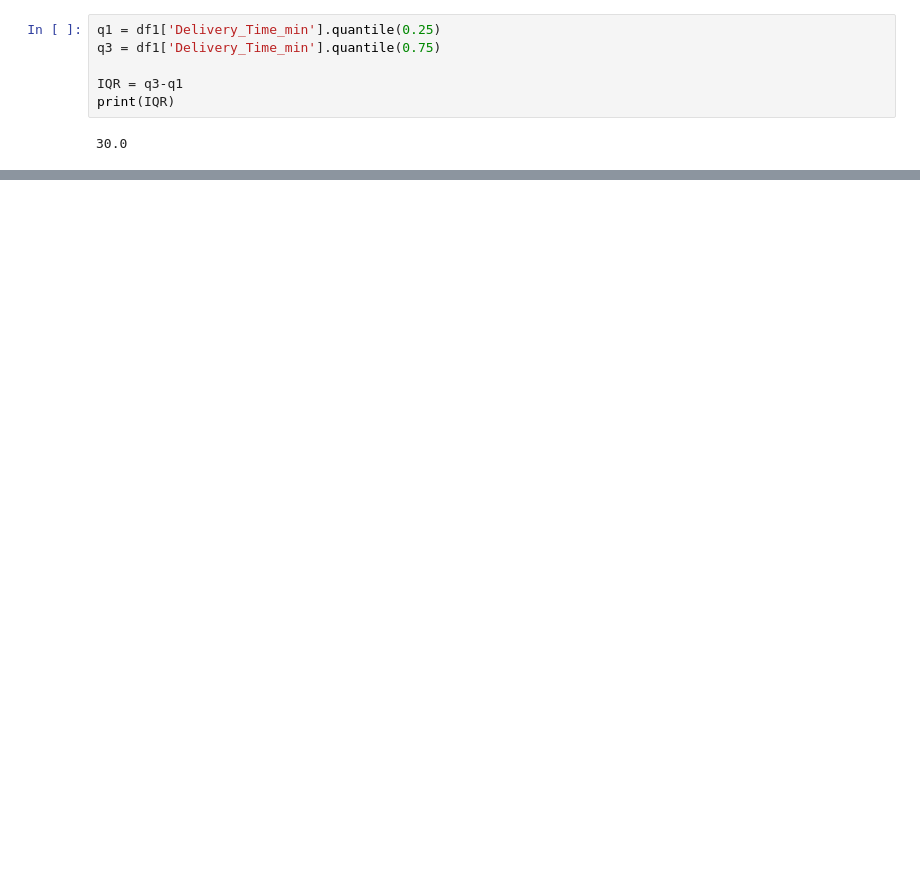
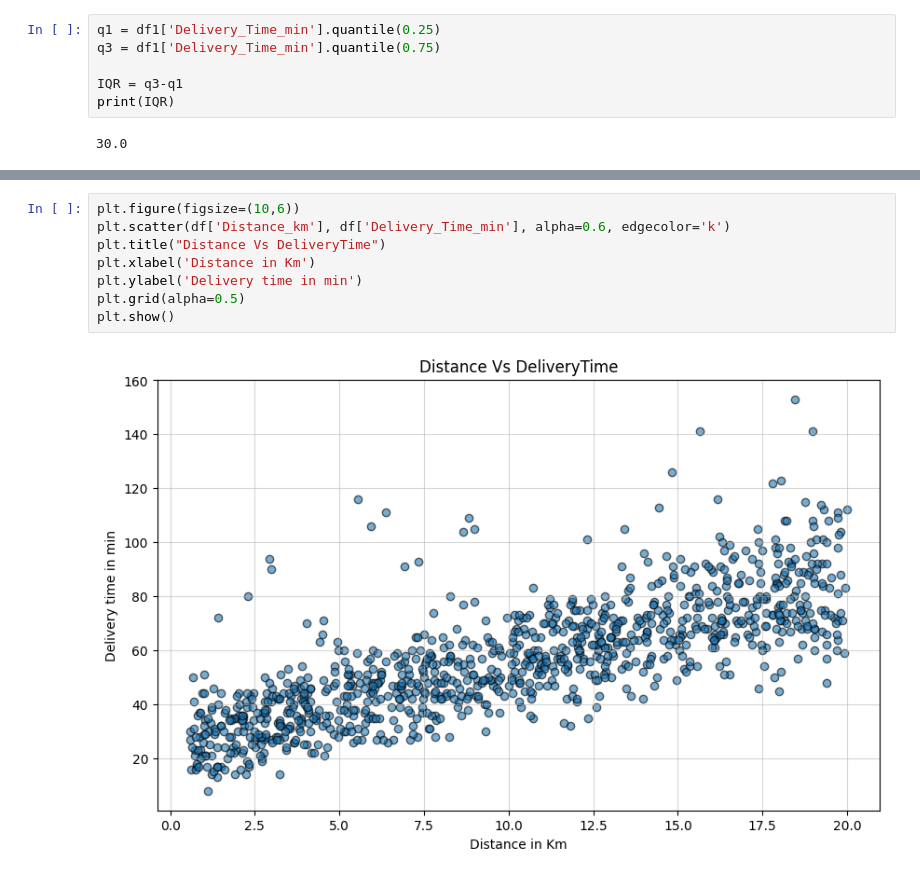
Before and after one commit to aiml-gowtham/MachineLearning, a Jupyter notebook: LinearRegression.ipynb, the cells around one changed output, grey strips where cells are left out. Cells and saved outputs as stored; diff of their text form; blank space fills up the shorter version.

```diff
--- a/LinearRegression.ipynb
+++ b/LinearRegression.ipynb
@@ -203,0 +219,10 @@ UFuncTypeError: ufunc 'greater' did not contain a loop with signature matching t
+# %%
+plt.figure(figsize=(10,6))
+plt.scatter(df['Distance_km'], df['Delivery_Time_min'], alpha=0.6, edgecolor='k')
+plt.title("Distance Vs DeliveryTime")
+plt.xlabel('Distance in Km')
+plt.ylabel('Delivery time in min')
+plt.grid(alpha=0.5)
+plt.show()
+# %% [output]
+[figure, added]
```
Also changed, not shown: parts of 6 cells of this notebook.
